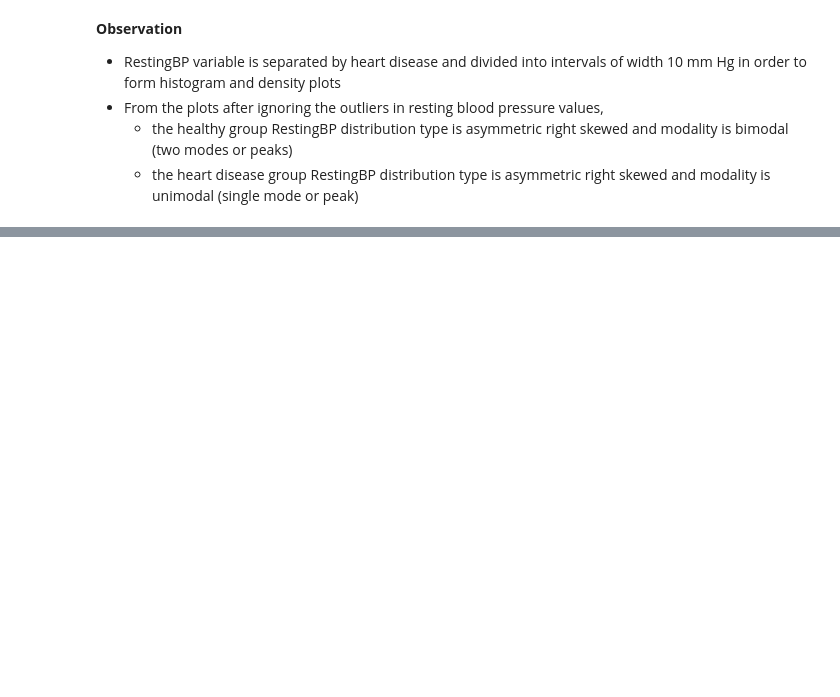
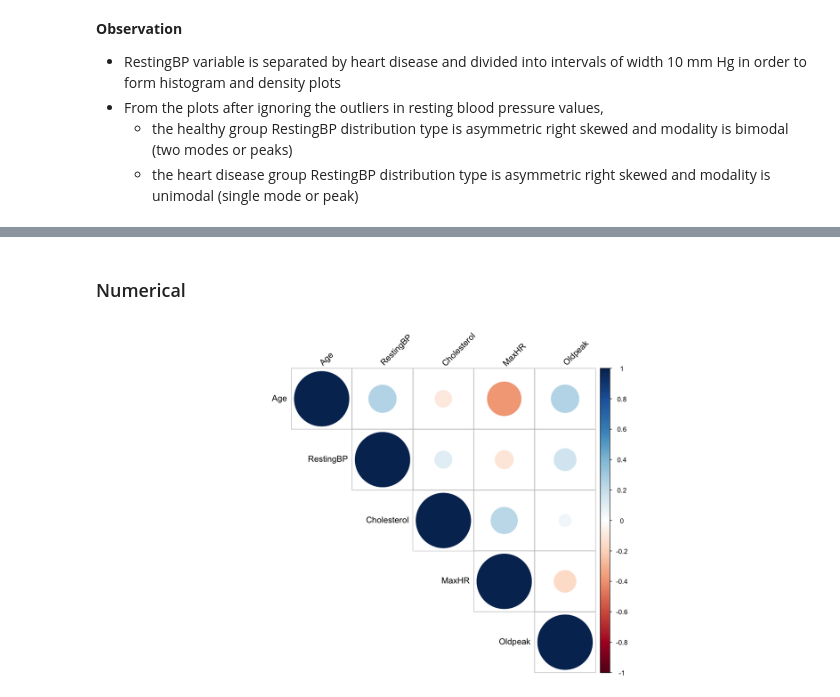
Before and after one commit to ppkgtmm/data-models, a Jupyter notebook: L4-5/Exercise.ipynb, the cells around one changed output, grey strips where cells are left out. Drawn from its saved outputs; the diff is of its cells as text; code cells hidden in the pictures; blank space fills up the shorter version.

```diff
--- a/L4-5/Exercise.ipynb
+++ b/L4-5/Exercise.ipynb
@@ -267,0 +207,14 @@ theme_bw(base_size = 20)
+# %% [markdown]
+### Numerical
+# %%
+heart %>%
+select_if(is.numeric) %>%
+select(-FastingBS) %>%
+cor() %>%
+corrplot(
+    type = 'upper',
+    tl.col = 'black',
+    tl.srt = 45
+)
+# %% [output]
+[figure, added]
```
Also changed, not shown: parts of 14 cells of this notebook.
